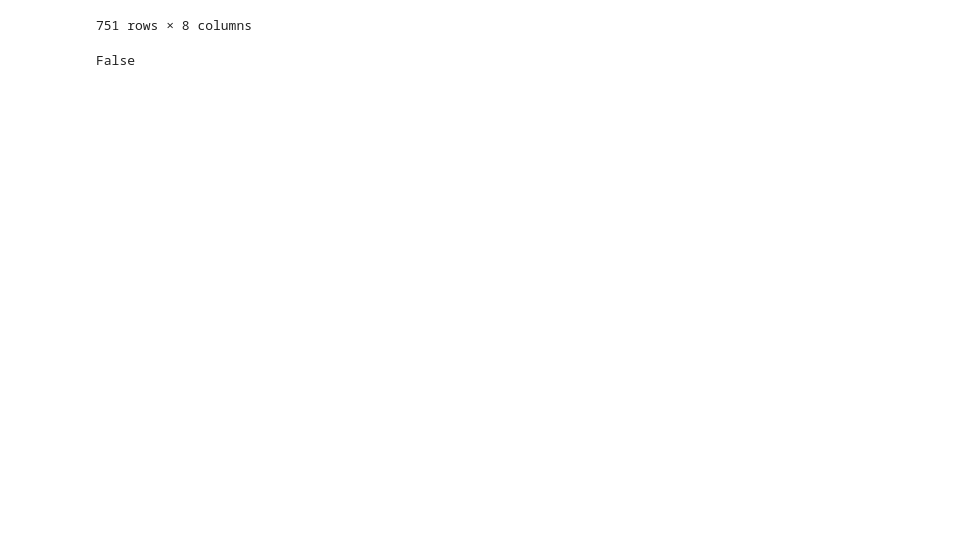
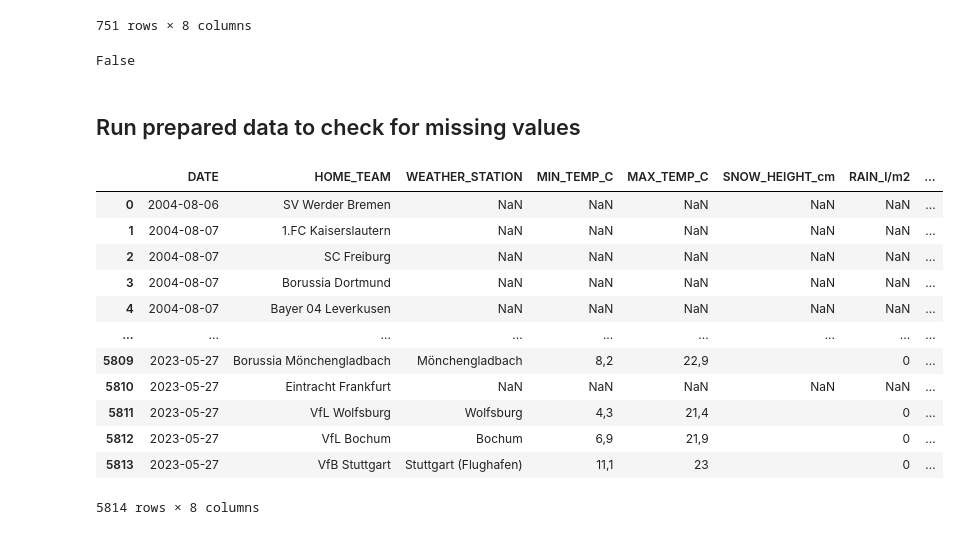
Before and after one commit to lucajanas/web-mining, a Jupyter notebook: weather_data.ipynb, the cells around one changed output. Cells and saved outputs as stored; diff of their text form; code cells hidden in the pictures; blank space fills up the shorter version.

```diff
--- a/weather_data.ipynb
+++ b/weather_data.ipynb
@@ -344,2 +349,23 @@ df_weather.to_pickle("./df_weather_data.pkl")
 # %% [output]
 False
+# %% [markdown]
+## Run prepared data to check for missing values
+# %%
+df_weather = pd.read_pickle("./data/df_merge_club_transfer_data_weather.pkl")
+df_weather = df_weather[['DATE', 'HOME_TEAM','WEATHER_STATION', 'MIN_TEMP_C', 'MAX_TEMP_C',
+       'SNOW_HEIGHT_cm', 'RAIN_l/m2', 'SUNSHINE_DURATION_h']]
+df_weather
+# %% [output]
+|  | DATE | HOME_TEAM | WEATHER_STATION | MIN_TEMP_C | MAX_TEMP_C | SNOW_HEIGHT_cm | RAIN_l/m2 | ... |
+| 0 | 2004-08-06 | SV Werder Bremen | NaN | NaN | NaN | NaN | NaN | ... |
+| 1 | 2004-08-07 | 1.FC Kaiserslautern | NaN | NaN | NaN | NaN | NaN | ... |
+| 2 | 2004-08-07 | SC Freiburg | NaN | NaN | NaN | NaN | NaN | ... |
+| 3 | 2004-08-07 | Borussia Dortmund | NaN | NaN | NaN | NaN | NaN | ... |
+| 4 | 2004-08-07 | Bayer 04 Leverkusen | NaN | NaN | NaN | NaN | NaN | ... |
+| ... | ... | ... | ... | ... | ... | ... | ... | ... |
+| 5809 | 2023-05-27 | Borussia Mönchengladbach | Mönchengladbach | 8,2 | 22,9 |  | 0 | ... |
+| 5810 | 2023-05-27 | Eintracht Frankfurt | NaN | NaN | NaN | NaN | NaN | ... |
+| 5811 | 2023-05-27 | VfL Wolfsburg | Wolfsburg | 4,3 | 21,4 |  | 0 | ... |
+| 5812 | 2023-05-27 | VfL Bochum | Bochum | 6,9 | 21,9 |  | 0 | ... |
+| 5813 | 2023-05-27 | VfB Stuttgart | Stuttgart (Flughafen) | 11,1 | 23 |  | 0 | ... |
+5814 rows × 8 columns
```
Also changed, not shown: parts of 5 cells of this notebook, 1 other file.
